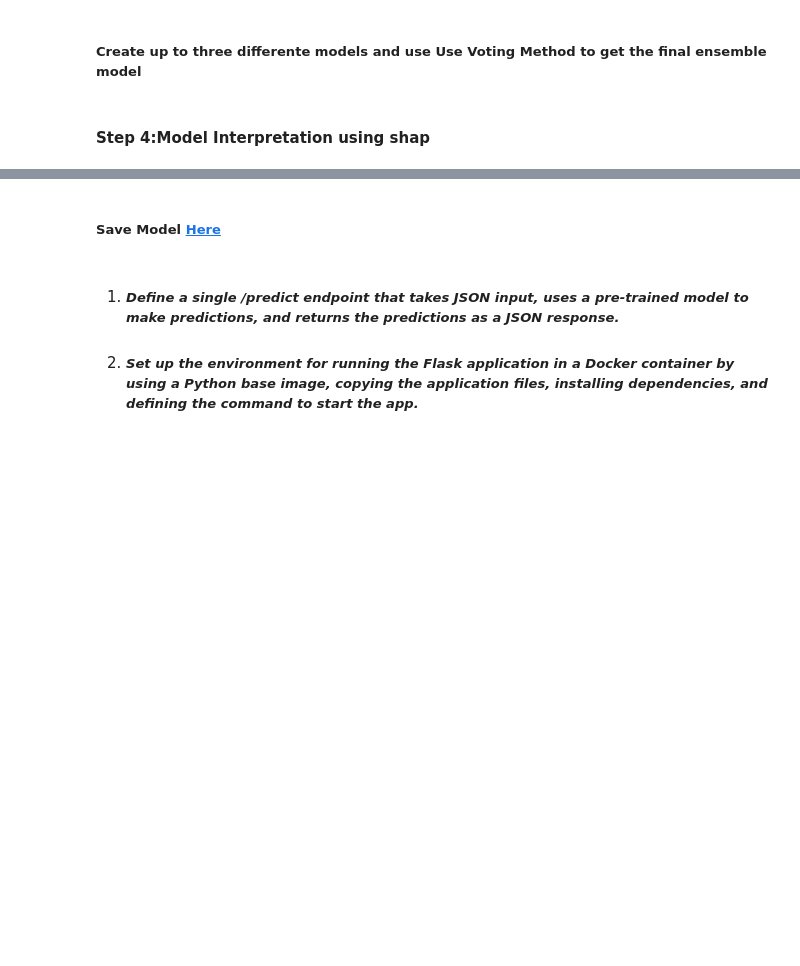
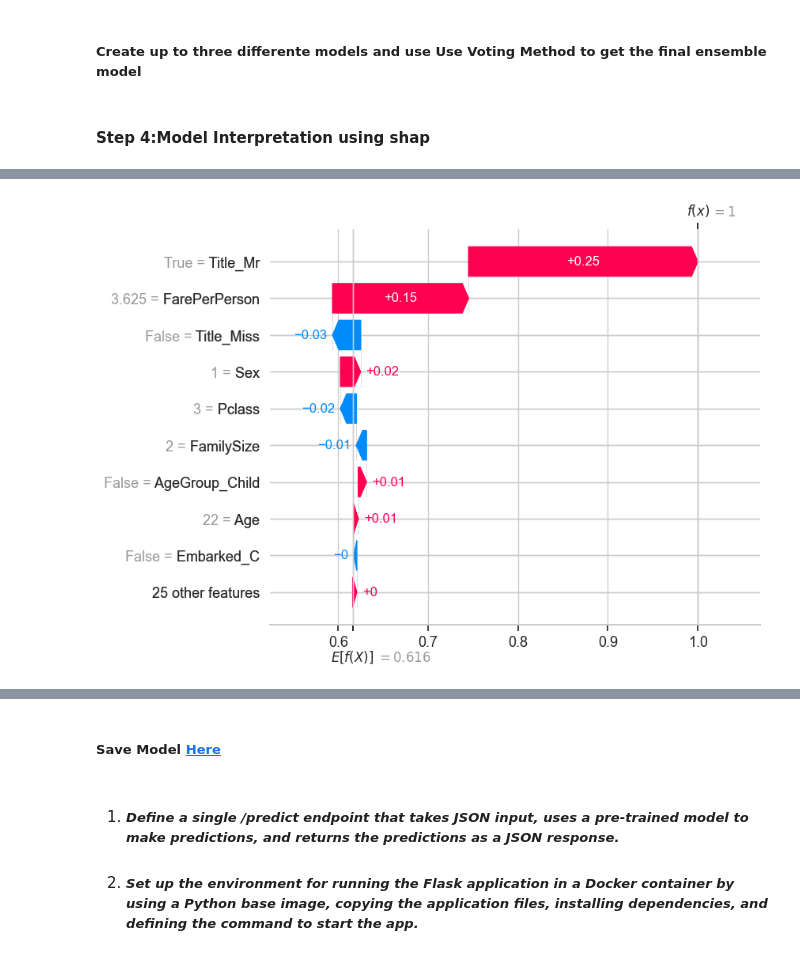
Before and after one commit to JoshOlam/datascience-assessment, a Jupyter notebook: Joshua-Skaletek.ipynb, the cells around one changed output, grey strips where cells are left out. Drawn from its saved outputs; the diff is of its cells as text; code cells hidden in the pictures; blank space fills up the shorter version.

```diff
--- a/Joshua-Skaletek.ipynb
+++ b/Joshua-Skaletek.ipynb
@@ -581,10 +582,12 @@ shap.plots.waterfall(random_forest_shap_values)
 # %%
 decision_tree_model = DecisionTreeClassifier().fit(X, y)
 decision_tree_explainer = shap.Explainer(decision_tree_model)
 decision_tree_shap_values = decision_tree_explainer(X)
 
 # visualize the first prediction's explanation
-shap.plots.waterfall(decision_tree_shap_values)
+shap.plots.waterfall(decision_tree_shap_values[0, :, 0])
+# %% [output]
+[figure, added]
 # %%
 xgb_model = xgboost.XGBClassifier().fit(X, y)
 xgb_explainer = shap.Explainer(xgb_model)
```
Also changed, not shown: parts of 2 cells of this notebook.
